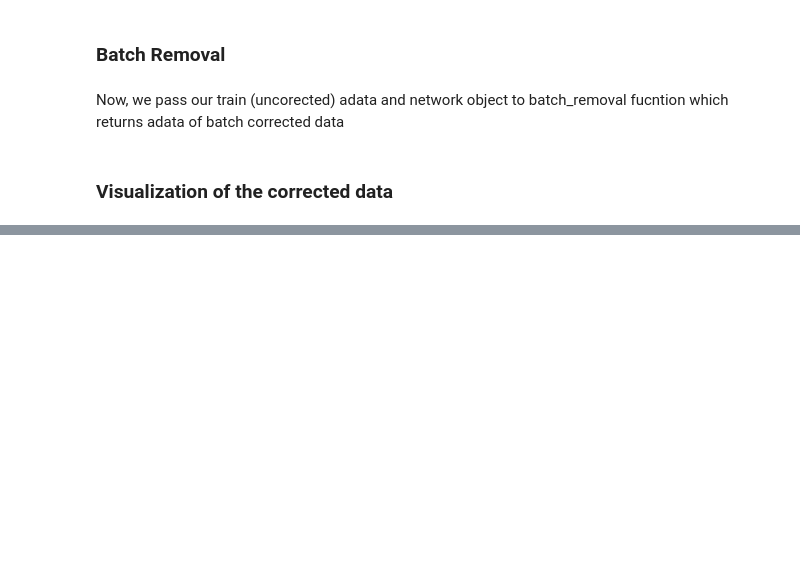
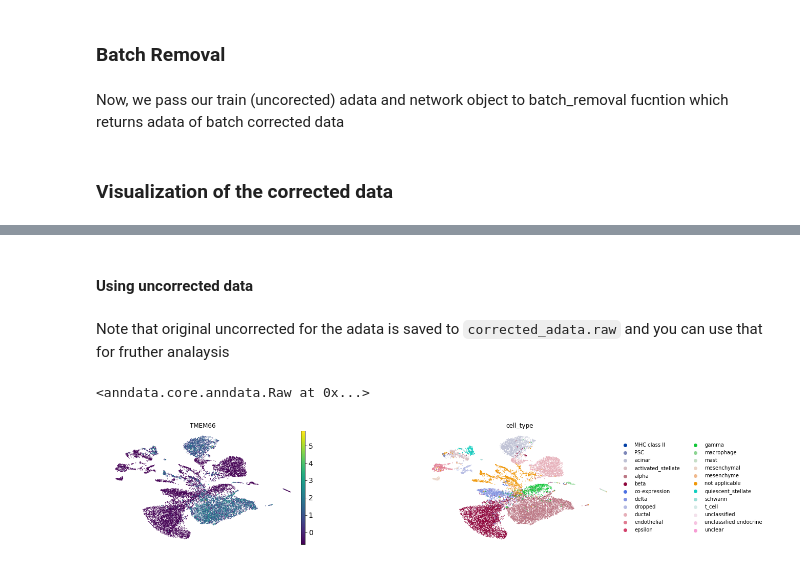
Before and after one commit to M0hammadL/scGen_notebooks, a Jupyter notebook: notebooks/scgen_batch_removal.ipynb, the cells around one changed output, grey strips where cells are left out. Saved outputs shown, nothing was run; the diff lists cells and outputs as text; code cells hidden in the pictures; blank space fills up the shorter version.

```diff
--- a/notebooks/scgen_batch_removal.ipynb
+++ b/notebooks/scgen_batch_removal.ipynb
@@ -49,0 +46,12 @@ sc.pl.umap(corrected_adata, color=["batch", "cell_type"], wspace=.5, frameon=Fal
+# %% [markdown]
+####  Using uncorrected data
+# %% [markdown]
+Note that original uncorrected for the adata is saved to `corrected_adata.raw` and you can use that for fruther analaysis
+# %%
+corrected_adata.raw
+# %% [output]
+<anndata.core.anndata.Raw at 0x...>
+# %%
+sc.pl.umap(corrected_adata, color=["TMEM66", "cell_type"], wspace=.5, frameon=False, use_raw=True)
+# %% [output]
+[figure, added]
```
Also changed, not shown: parts of 4 cells of this notebook.
